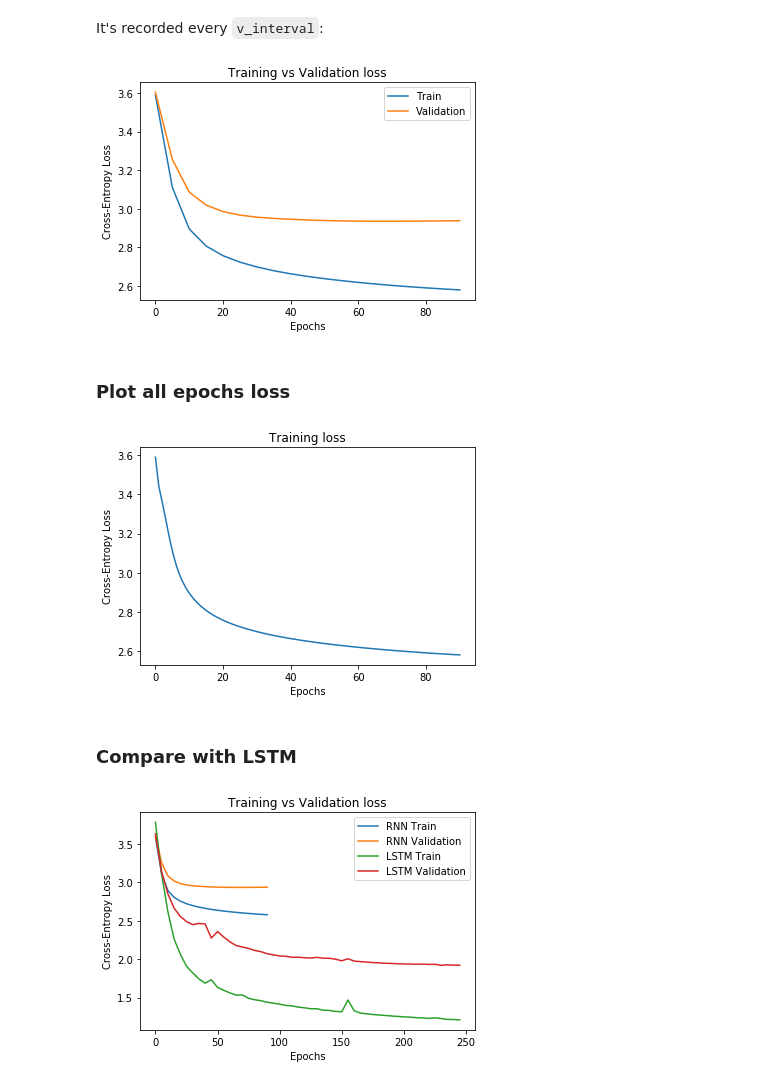
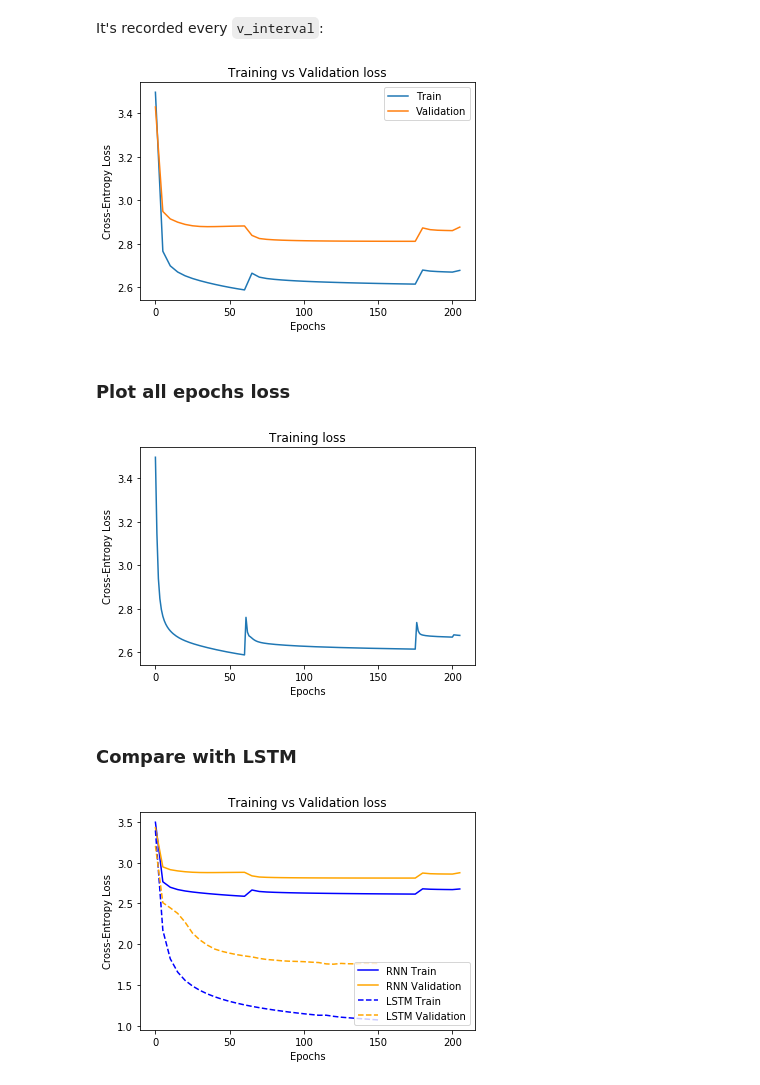
Before and after one commit to aunnnn/MLTrainer, a Jupyter notebook: nutcha/evaluate_result_rnn.ipynb, the cells around one changed output. Drawn from its saved outputs; the diff is of its cells as text; code cells hidden in the pictures.

Commit message:
use adam instead of sgd + slightly better plot

```diff
--- a/nutcha/evaluate_result_rnn.ipynb
+++ b/nutcha/evaluate_result_rnn.ipynb
@@ -5,7 +5,7 @@ import matplotlib.pyplot as plt
 import os
 import json
 
-TARGET_DIR = "./session_train_100_hiddens_rnn/"
+TARGET_DIR = "./session_train_100_hiddens_rnn_adam/"
 
 true_path = lambda item: os.path.join(TARGET_DIR, item)
 # %%
@@ -59,7 +59,7 @@ plt.title('Training vs Validation loss')
 plt.legend(loc='best')
 plt.show()
 # %% [output]
-[figure, old version]
+[figure, new version]
 # %% [markdown]
 ### Plot all epochs loss
 # %%
@@ -69,11 +69,11 @@ plt.ylabel('Cross-Entropy Loss')
 plt.title('Training loss')
 plt.show()
 # %% [output]
-[figure, old version]
+[figure, new version]
 # %% [markdown]
 ### Compare with LSTM
 # %%
-LSTM_DIR = "./session_train_100_hiddens_lower_lr/"
+LSTM_DIR = "./session_train_100_hiddens_adam/"
 
 lstm_path = lambda item: os.path.join(LSTM_DIR, item)
 # %%
@@ -82,14 +82,14 @@ lstm_val_losses = np.load(lstm_path('v_interval_val_losses.npy'))
 # %%
 lstm_range = np.arange(0, len(lstm_train_losses) * 5, 5)
 
-plt.plot(xrange, v_train_losses, label='RNN Train')
-plt.plot(xrange, v_val_losses, label='RNN Validation')
-plt.plot(lstm_range, lstm_train_losses, label='LSTM Train')
-plt.plot(lstm_range, lstm_val_losses, label='LSTM Validation')
+plt.plot(xrange, v_train_losses, label='RNN Train', color='blue')
+plt.plot(xrange, v_val_losses, label='RNN Validation', color='orange')
+plt.plot(lstm_range, lstm_train_losses, label='LSTM Train', color='blue', linestyle='dashed')
+plt.plot(lstm_range, lstm_val_losses, label='LSTM Validation', color='orange', linestyle='dashed')
 plt.xlabel('Epochs')
 plt.ylabel('Cross-Entropy Loss')
 plt.title('Training vs Validation loss')
 plt.legend(loc='best')
 plt.show()
 # %% [output]
-[figure, old version]
+[figure, new version]
```
Also changed, not shown: parts of 2 cells of this notebook, 15 other files.
